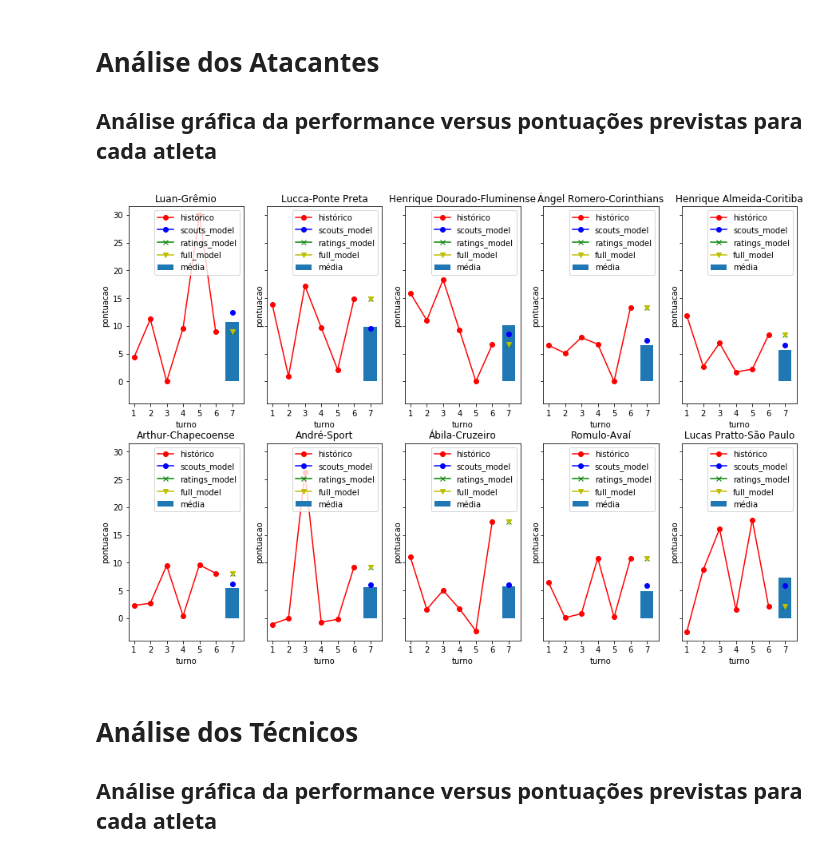
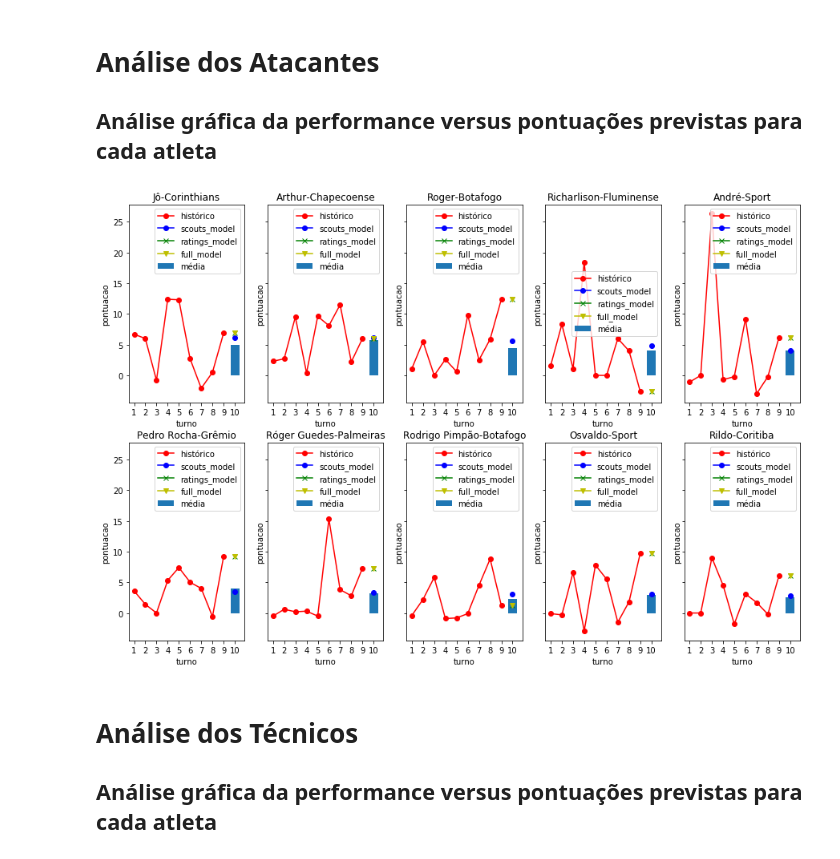
Before and after one commit to markuvinicius/cartolafc-ml, a Jupyter notebook: Cartola Data Analysis.ipynb, the cells around one changed output. Cells and saved outputs as stored; diff of their text form; code cells hidden in the pictures.

```diff
--- a/Cartola Data Analysis.ipynb
+++ b/Cartola Data Analysis.ipynb
@@ -19,7 +19,7 @@ reload(sys)
 sys.setdefaultencoding('utf8')
 
 #constante que define o número da rodada atual do campeonato
-rodada_atual = 7
+rodada_atual = 10
 
 #constante que define o número de partidas que o atleta deve ter jogado para ser sugerido
 # <75% dos jogos>
@@ -27,6 +27,9 @@ num_min_matches = (rodada_atual-1)*0.75
 
 #constante de desvio máximo permitido
 std_max=2
+
+#constante de valor máximo por posição
+max_value = (156)/12
 
 #identificação dos jogadores do time
 meu_time=[
@@ -46,5 +49,5 @@ meu_time=[
 # %% [markdown]
 ## Import dos dados obtidos do cartola para o graphlab
 # %%
-data = graphlab.SFrame('atletas.csv')
+data = graphlab.SFrame('atl1.csv')
 # %% [output]
@@ -287,7 +295,8 @@ plot_athlete_performance('Cássio')
 %matplotlib inline
 
 def plot_position_graph(sframe):
-    fig,axes = plt.subplots(2,5,sharey=True,figsize=(15,10))
+    m = len(sframe)
+    fig,axes = plt.subplots(2,m/2,sharey=True,figsize=(15,10))
     #fig = plt.figure(figsize=(8, 6))
     c='r'
     marker='o'
@@ -363,13 +438,20 @@ plot_position_graph(meias)
 # Análise dos Atacantes
 
 ## Análise gráfica da performance versus pontuações previstas para cada atleta
+# %%
+max_value = 40.8/4
 # %%
-atacantes = data[(data['posicao']=='Atacante') & (data['status']=='Provável') & (data['MC']>=num_min_matches)  ]
+atacantes = data[
+                    (data['posicao']=='Atacante') &
+                    (data['status']=='Provável') &
+                    (data['MC']>=num_min_matches) &
+                    (data['P{}'.format(rodada_atual-1)] <= max_value )
+                ]
 atacantes = atacantes.sort(['pd1','pd2','pd3'],ascending=False)[0:10]#.sort('STD',ascending=True)
 
 plot_position_graph(atacantes)
 # %% [output]
-[figure, old version]
+[figure, new version]
 # %% [markdown]
 # Análise dos Técnicos
 
```
Also changed, not shown: parts of 14 cells of this notebook, 4 other files.
